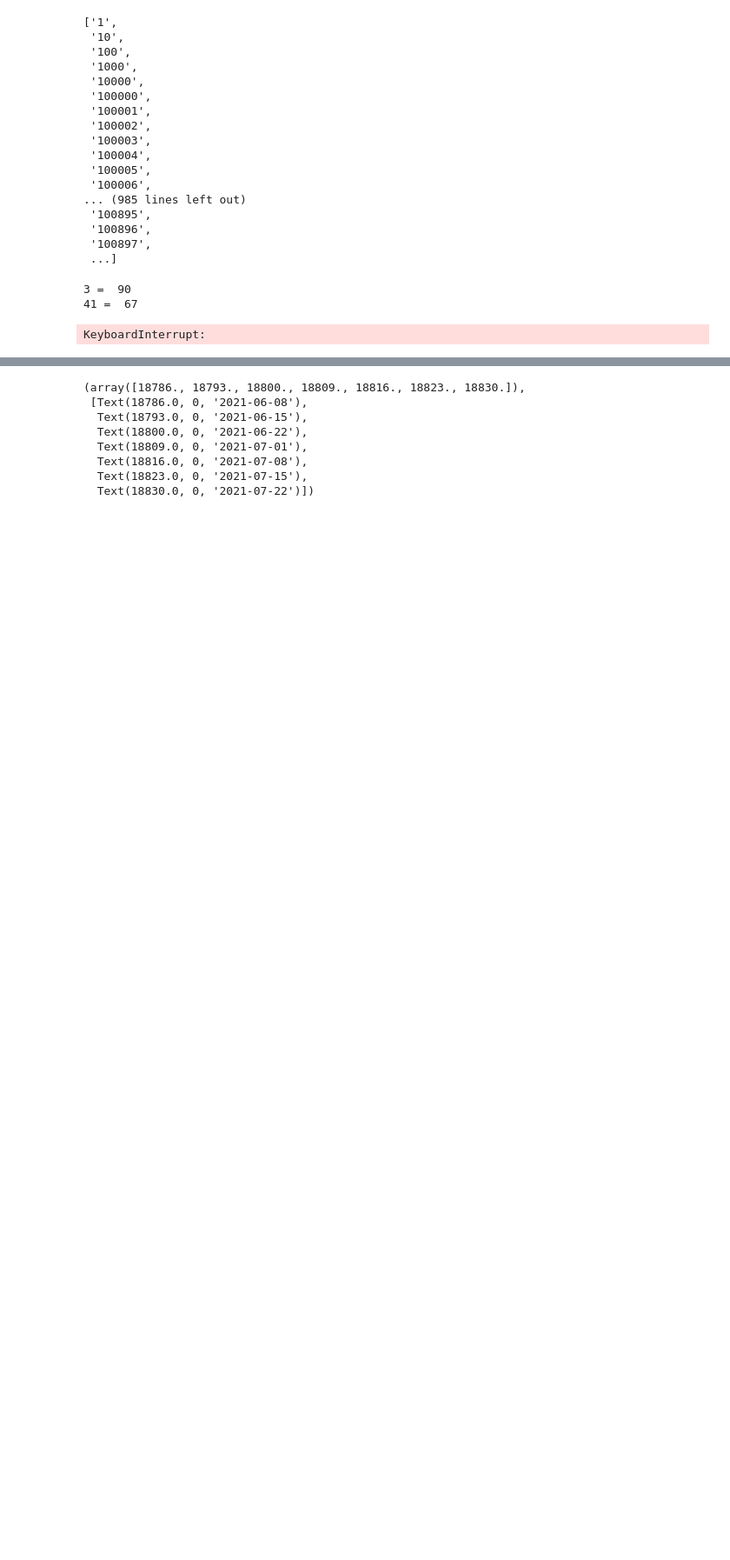
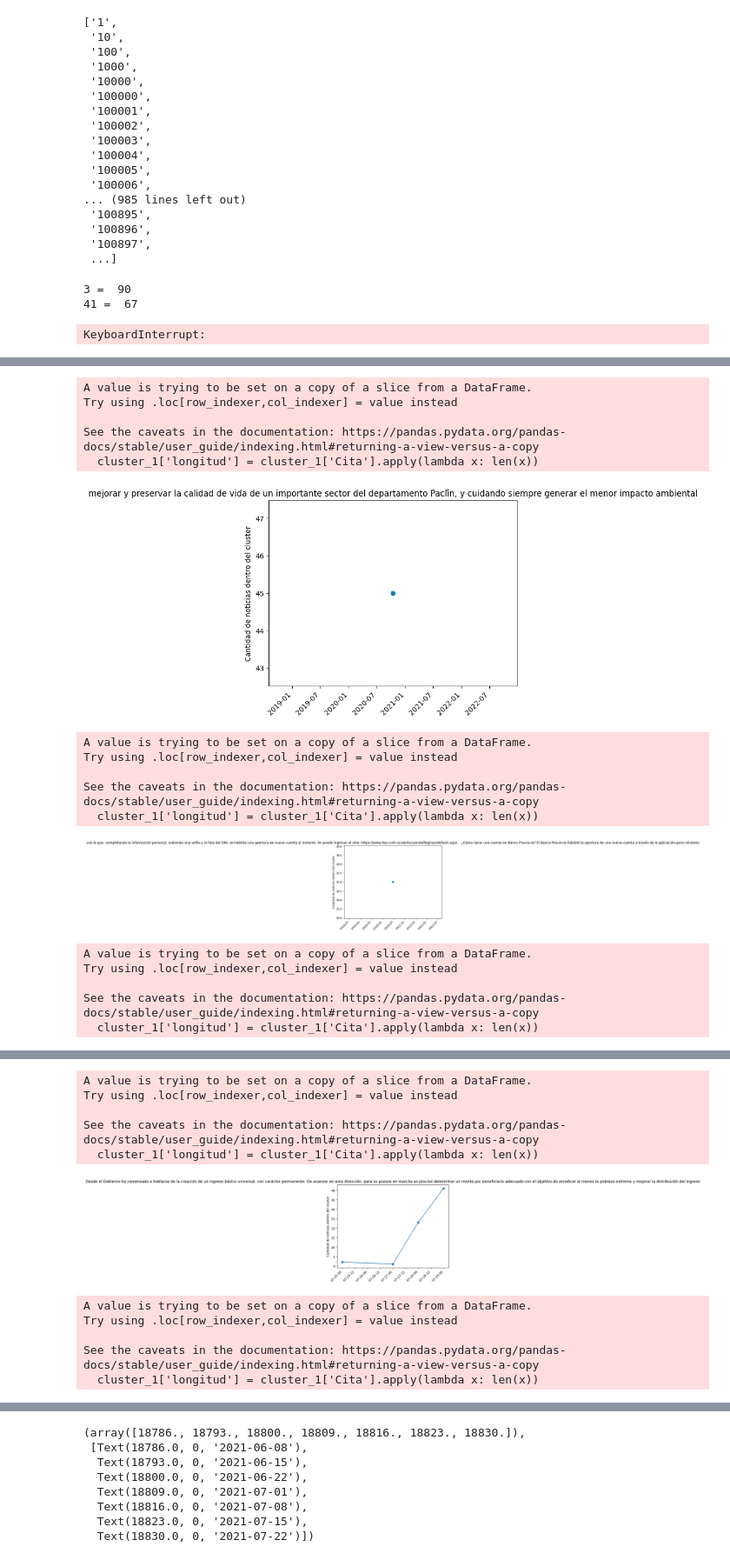
Before and after one commit to Ale-Mildiner/Tesis, a Jupyter notebook: Base_Medios_Arg/series_temporales_clusters.ipynb, the cells around one changed output, grey strips where cells are left out. Shown at 87% size. Saved outputs shown, nothing was run; the diff lists cells and outputs as text; code cells hidden in the pictures; blank space fills up the shorter version.

```diff
--- a/Base_Medios_Arg/series_temporales_clusters.ipynb
+++ b/Base_Medios_Arg/series_temporales_clusters.ipynb
@@ -124,3 +124,7 @@ for i in range(100000):
 3 =  90
 41 =  67
 KeyboardInterrupt:
+# %%
+grouped = filt_tres_meses.groupby(['Fecha', 'id_cluster']).size().reset_index(name='num_frases')
+clusters_id_max_30 = list(set(grouped[grouped['num_frases']>30]['id_cluster']))
+grouped[grouped['num_frases']>30]
@@ -126,0 +149,32 @@ KeyboardInterrupt:
+# %%
+for clus in clusters_id_max_30:
+    cluster_1 = filt_tres_meses[filt_tres_meses['id_cluster'] == str(clus)]
+    #cluster_1 = cluster_1.drop_duplicates(subset='Link')
+    cluster_1['longitud'] = cluster_1['Cita'].apply(lambda x: len(x))
+    longest_phrase_row = cluster_1.loc[cluster_1['longitud'].idxmax()]['Cita']
+    conteo_fechas = cluster_1['Fecha'].value_counts().reset_index()
+    cont_ordenado = conteo_fechas.sort_values('Fecha')
+    plt.figure()
+    plt.title(longest_phrase_row)
+    plt.plot(cont_ordenado['Fecha'], cont_ordenado['count'], 'o-')
+    plt.ylabel('Cantidad de noticias dentro del cluster')
+    plt.xticks(rotation=45, ha='right')
+    plt.show()
+# %% [output]
+A value is trying to be set on a copy of a slice from a DataFrame.
+Try using .loc[row_indexer,col_indexer] = value instead
+
+See the caveats in the documentation: https://pandas.pydata.org/pandas-docs/stable/user_guide/indexing.html#returning-a-view-versus-a-copy
+  cluster_1['longitud'] = cluster_1['Cita'].apply(lambda x: len(x))
+[figure, added]
+A value is trying to be set on a copy of a slice from a DataFrame.
+Try using .loc[row_indexer,col_indexer] = value instead
+
+See the caveats in the documentation: https://pandas.pydata.org/pandas-docs/stable/user_guide/indexing.html#returning-a-view-versus-a-copy
+  cluster_1['longitud'] = cluster_1['Cita'].apply(lambda x: len(x))
+[figure, added]
+A value is trying to be set on a copy of a slice from a DataFrame.
+Try using .loc[row_indexer,col_indexer] = value instead
+
+See the caveats in the documentation: https://pandas.pydata.org/pandas-docs/stable/user_guide/indexing.html#returning-a-view-versus-a-copy
+  cluster_1['longitud'] = cluster_1['Cita'].apply(lambda x: len(x))
@@ -126,0 +182,11 @@ KeyboardInterrupt:
+A value is trying to be set on a copy of a slice from a DataFrame.
+Try using .loc[row_indexer,col_indexer] = value instead
+
+See the caveats in the documentation: https://pandas.pydata.org/pandas-docs/stable/user_guide/indexing.html#returning-a-view-versus-a-copy
+  cluster_1['longitud'] = cluster_1['Cita'].apply(lambda x: len(x))
+[figure, added]
+A value is trying to be set on a copy of a slice from a DataFrame.
+Try using .loc[row_indexer,col_indexer] = value instead
+
+See the caveats in the documentation: https://pandas.pydata.org/pandas-docs/stable/user_guide/indexing.html#returning-a-view-versus-a-copy
+  cluster_1['longitud'] = cluster_1['Cita'].apply(lambda x: len(x))
```
Also changed, not shown: parts of 6 cells of this notebook, 1 other file.
